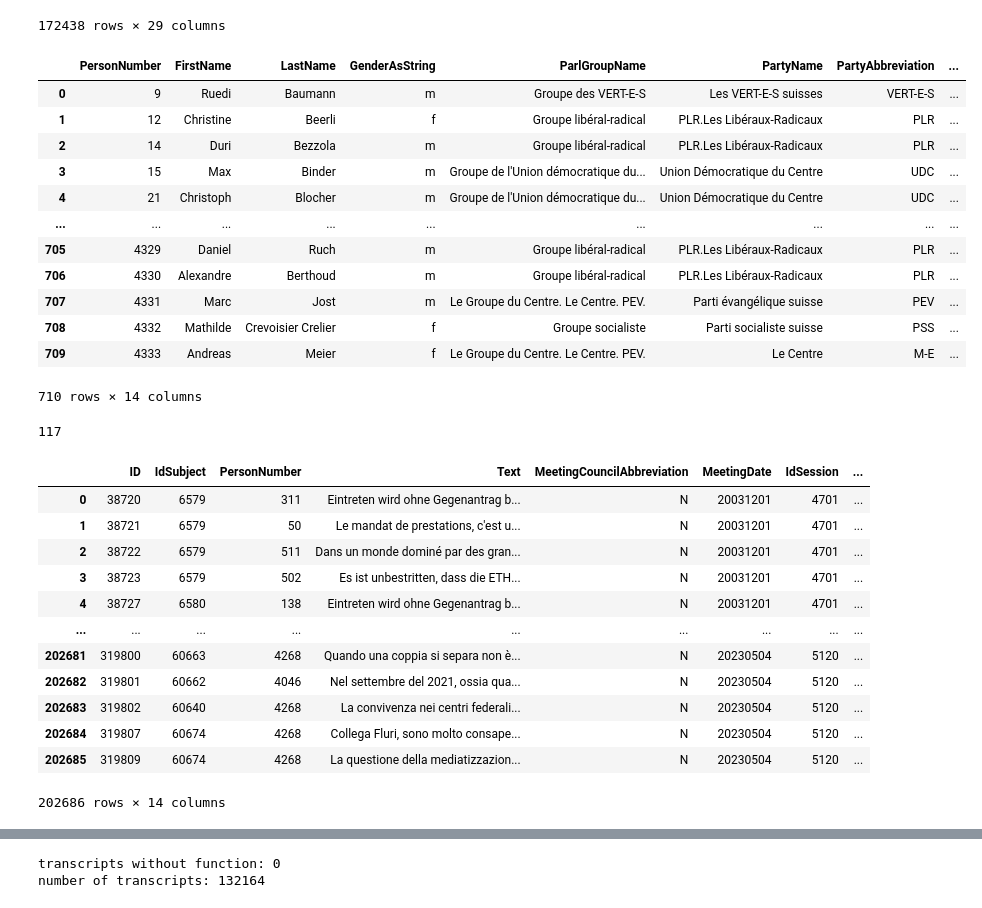
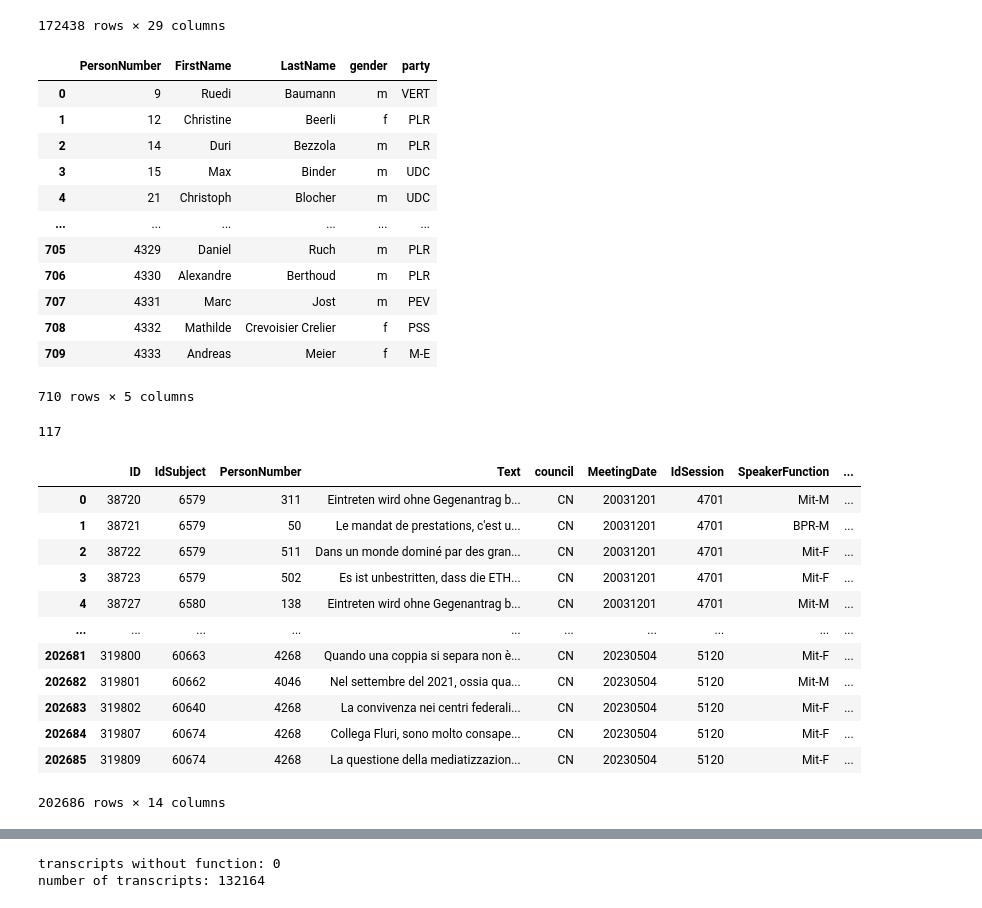
Before and after one commit to cgcrts/ef23_discours, a Jupyter notebook: tag_processing.ipynb, the cells around one changed output, grey strips where cells are left out. Drawn from its saved outputs; the diff is of its cells as text; code cells hidden in the pictures.

```diff
--- a/tag_processing.ipynb
+++ b/tag_processing.ipynb
@@ -301,23 +301,38 @@ tags_df
 # %%
 with open('data/persons.csv', encoding='utf-8') as file:
     persons_df = pd.read_csv(file).drop(columns='Unnamed: 0')
-    persons_df['PartyAbbreviation'] = persons_df['PartyAbbreviation'].replace({'PDC': 'M-E'})
+    persons_df = persons_df.rename(columns={'GenderAsString': 'gender', 'PartyAbbreviation': 'party'})
+    cols_to_keep = ['PersonNumber', 'FirstName', 'LastName', 'gender', 'party']
+    persons_df = persons_df[cols_to_keep]
+
+    party_names = {
+        'PES': 'VERT',
+        'VERT-E-S': 'VERT',
+        'PRD': 'PLR',
+        'PLS': 'PLR',
+        'PDC': 'M-E',
+        'PBD': 'M-E',
+        'CVPO': 'M-E',
+        'MCR': 'MCG',
+        'pvl': 'PVL',
+    }
+    persons_df['party'] = persons_df['party'].replace(party_names)
 
 persons_df
 # %% [output]
-|  | PersonNumber | FirstName | LastName | GenderAsString | ParlGroupName | PartyName | PartyAbbreviation | ... |
-| 0 | 9 | Ruedi | Baumann | m | Groupe des VERT-E-S | Les VERT-E-S suisses | VERT-E-S | ... |
-| 1 | 12 | Christine | Beerli | f | Groupe libéral-radical | PLR.Les Libéraux-Radicaux | PLR | ... |
-| 2 | 14 | Duri | Bezzola | m | Groupe libéral-radical | PLR.Les Libéraux-Radicaux | PLR | ... |
-| 3 | 15 | Max | Binder | m | Groupe de l'Union démocratique du... | Union Démocratique du Centre | UDC | ... |
-| 4 | 21 | Christoph | Blocher | m | Groupe de l'Union démocratique du... | Union Démocratique du Centre | UDC | ... |
-| ... | ... | ... | ... | ... | ... | ... | ... | ... |
-| 705 | 4329 | Daniel | Ruch | m | Groupe libéral-radical | PLR.Les Libéraux-Radicaux | PLR | ... |
-| 706 | 4330 | Alexandre | Berthoud | m | Groupe libéral-radical | PLR.Les Libéraux-Radicaux | PLR | ... |
-| 707 | 4331 | Marc | Jost | m | Le Groupe du Centre. Le Centre. PEV. | Parti évangélique suisse | PEV | ... |
-| 708 | 4332 | Mathilde | Crevoisier Crelier | f | Groupe socialiste | Parti socialiste suisse | PSS | ... |
-| 709 | 4333 | Andreas | Meier | f | Le Groupe du Centre. Le Centre. PEV. | Le Centre | M-E | ... |
+|  | PersonNumber | FirstName | LastName | gender | party |
+| 0 | 9 | Ruedi | Baumann | m | VERT |
+| 1 | 12 | Christine | Beerli | f | PLR |
+| 2 | 14 | Duri | Bezzola | m | PLR |
+| 3 | 15 | Max | Binder | m | UDC |
+| 4 | 21 | Christoph | Blocher | m | UDC |
+| ... | ... | ... | ... | ... | ... |
+| 705 | 4329 | Daniel | Ruch | m | PLR |
+| 706 | 4330 | Alexandre | Berthoud | m | PLR |
+| 707 | 4331 | Marc | Jost | m | PEV |
+| 708 | 4332 | Mathilde | Crevoisier Crelier | f | PSS |
+| 709 | 4333 | Andreas | Meier | f | M-E |
-710 rows × 14 columns
+710 rows × 5 columns
 # %%
 # get file paths
 
@@ -349,18 +364,20 @@ for filepath in tqdm(filepaths_list[:]):
 transcript_df = transcript_df.reset_index(drop=True)
 transcript_df['legislature'] = transcript_df['IdSession'].apply(lambda x: str(x)[:2])
 transcript_df['legislature'] = transcript_df['legislature'].astype('int')
+transcript_df = transcript_df.rename(columns={'MeetingCouncilAbbreviation': 'council'})
+transcript_df['council'] = transcript_df['council'].replace({'N': 'CN', 'S': 'CE'})
 transcript_df
 # %% [output]
-|  | ID | IdSubject | PersonNumber | Text | MeetingCouncilAbbreviation | MeetingDate | IdSession | ... |
-| 0 | 38720 | 6579 | 311 | Eintreten wird ohne Gegenantrag b... | N | 20031201 | 4701 | ... |
-| 1 | 38721 | 6579 | 50 | Le mandat de prestations, c'est u... | N | 20031201 | 4701 | ... |
-| 2 | 38722 | 6579 | 511 | Dans un monde dominé par des gran... | N | 20031201 | 4701 | ... |
-| 3 | 38723 | 6579 | 502 | Es ist unbestritten, dass die ETH... | N | 20031201 | 4701 | ... |
-| 4 | 38727 | 6580 | 138 | Eintreten wird ohne Gegenantrag b... | N | 20031201 | 4701 | ... |
-| ... | ... | ... | ... | ... | ... | ... | ... | ... |
-| 202681 | 319800 | 60663 | 4268 | Quando una coppia si separa non è... | N | 20230504 | 5120 | ... |
-| 202682 | 319801 | 60662 | 4046 | Nel settembre del 2021, ossia qua... | N | 20230504 | 5120 | ... |
-| 202683 | 319802 | 60640 | 4268 | La convivenza nei centri federali... | N | 20230504 | 5120 | ... |
-| 202684 | 319807 | 60674 | 4268 | Collega Fluri, sono molto consape... | N | 20230504 | 5120 | ... |
-| 202685 | 319809 | 60674 | 4268 | La questione della mediatizzazion... | N | 20230504 | 5120 | ... |
+|  | ID | IdSubject | PersonNumber | Text | council | MeetingDate | IdSession | SpeakerFunction | ... |
+| 0 | 38720 | 6579 | 311 | Eintreten wird ohne Gegenantrag b... | CN | 20031201 | 4701 | Mit-M | ... |
+| 1 | 38721 | 6579 | 50 | Le mandat de prestations, c'est u... | CN | 20031201 | 4701 | BPR-M | ... |
+| 2 | 38722 | 6579 | 511 | Dans un monde dominé par des gran... | CN | 20031201 | 4701 | Mit-F | ... |
+| 3 | 38723 | 6579 | 502 | Es ist unbestritten, dass die ETH... | CN | 20031201 | 4701 | Mit-F | ... |
+| 4 | 38727 | 6580 | 138 | Eintreten wird ohne Gegenantrag b... | CN | 20031201 | 4701 | Mit-M | ... |
+| ... | ... | ... | ... | ... | ... | ... | ... | ... | ... |
+| 202681 | 319800 | 60663 | 4268 | Quando una coppia si separa non è... | CN | 20230504 | 5120 | Mit-F | ... |
+| 202682 | 319801 | 60662 | 4046 | Nel settembre del 2021, ossia qua... | CN | 20230504 | 5120 | Mit-M | ... |
+| 202683 | 319802 | 60640 | 4268 | La convivenza nei centri federali... | CN | 20230504 | 5120 | Mit-F | ... |
+| 202684 | 319807 | 60674 | 4268 | Collega Fluri, sono molto consape... | CN | 20230504 | 5120 | Mit-F | ... |
+| 202685 | 319809 | 60674 | 4268 | La questione della mediatizzazion... | CN | 20230504 | 5120 | Mit-F | ... |
 202686 rows × 14 columns
```
Also changed, not shown: parts of 14 cells of this notebook, 8 other files.
